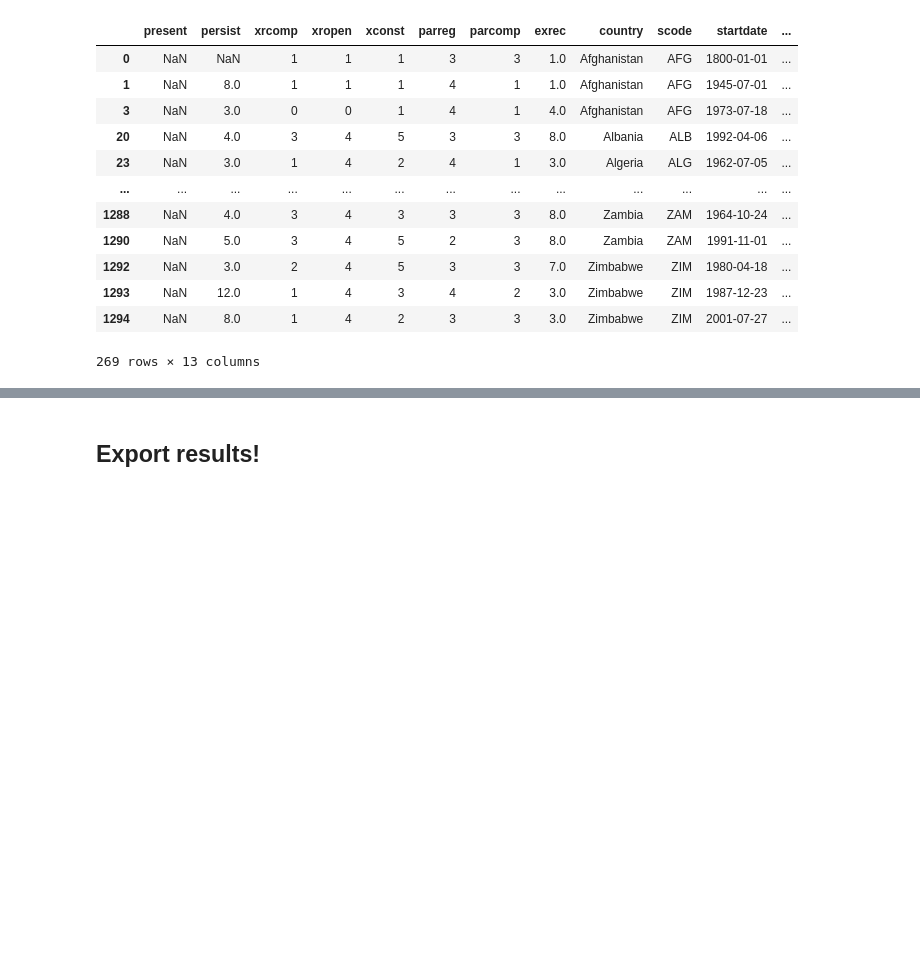
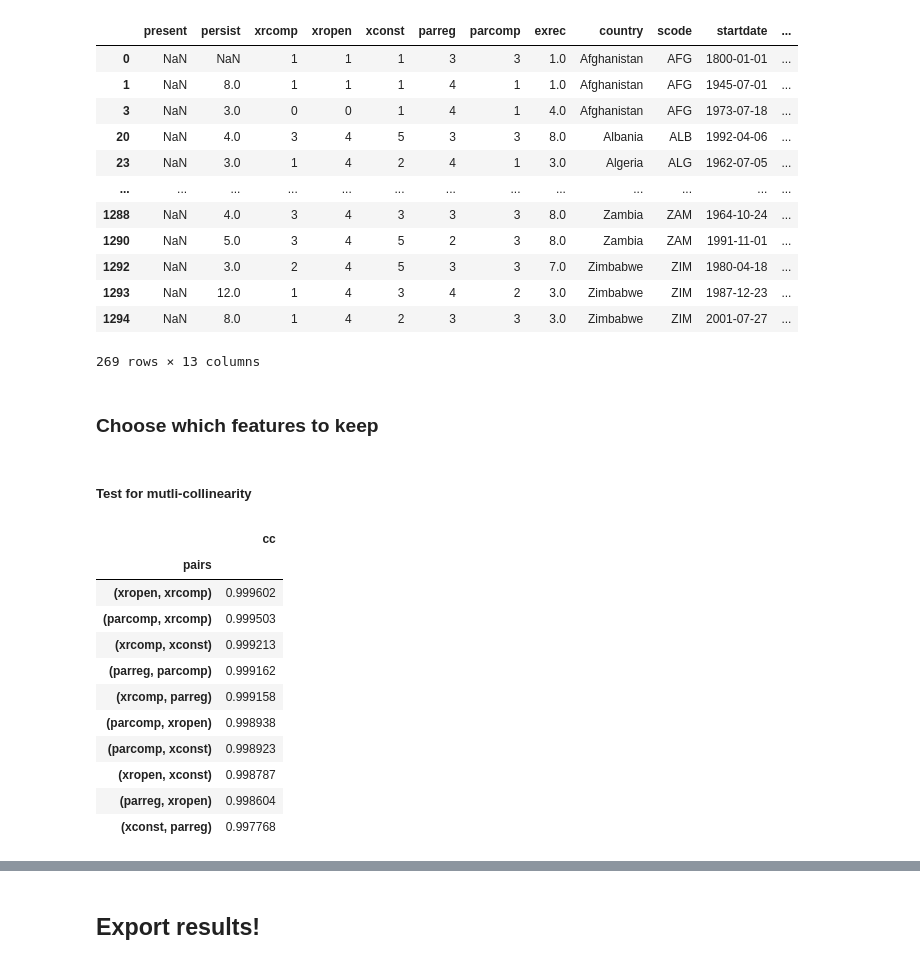
Before and after one commit to sethnlewis/Predicting-Political-Revolutions, a Jupyter notebook: notebooks/cleaning_regime_changes_dataset.ipynb, the cells around one changed output, grey strips where cells are left out. Saved outputs shown, nothing was run; the diff lists cells and outputs as text; code cells hidden in the pictures; blank space fills up the shorter version.

Commit message:
Removing collinear features

```diff
--- a/notebooks/cleaning_regime_changes_dataset.ipynb
+++ b/notebooks/cleaning_regime_changes_dataset.ipynb
@@ -324,3 +324,60 @@ Cases where original enddate != QC'd value:
 | 1293 | NaN | 12.0 | 1 | 4 | 3 | 4 | 2 | 3.0 | Zimbabwe | ZIM | 1987-12-23 | ... |
 | 1294 | NaN | 8.0 | 1 | 4 | 2 | 3 | 3 | 3.0 | Zimbabwe | ZIM | 2001-07-27 | ... |
 269 rows × 13 columns
+# %% [markdown]
+### Choose which features to keep
+# %%
+# Only use columns that are used in final model
+keepers = ['country', 'scode', 'startdate', 'enddate', 'duration_yrs',
+           'parcomp', 'parreg', 'xconst', 'xropen', 'xrcomp']
+df_refined = df[keepers].copy()
+# %% [markdown]
+##### Test for mutli-collinearity
+# %%
+def collinearity_printout(df):
+    '''
+    SOURCE: FLATIRON 19.6 "Multicollinearity of Features - Lab"
+    https://github.com/learn-co-curriculum/dsc-multicollinearity-of-features-lab/tree/master
+
+    FUNCTIONALITY:
+    save absolute value of correlation matrix as a data frame
+    converts all values to absolute value
+    stacks the row:column pairs into a multindex
+    reset the index to set the multindex to seperate columns
+    sort values. 0 is the column automatically generated by the stacking
+    '''
+
+    df_corr=df.corr().abs().stack().reset_index().sort_values(0, ascending=False)
+
+    # zip the variable name columns (Which were only named level_0 and level_1 by default) in a new column named "pairs"
+    df_corr['pairs'] = list(zip(df_corr.level_0, df_corr.level_1))
+
+    # set index to pairs
+    df_corr.set_index(['pairs'], inplace = True)
+
+    #d rop level columns
+    df_corr.drop(columns=['level_1', 'level_0'], inplace = True)
+
+    # rename correlation column as cc rather than 0
+    df_corr.columns = ['cc']
+
+    # drop duplicates. This could be dangerous if you have variables perfectly correlated with variables other than themselves.
+    # for the sake of exercise, kept it in.
+    df_corr.drop_duplicates(inplace=True)
+
+    return df_corr[(df_corr.cc<1.0) & (df_corr.cc>0.5)]
+# %%
+collinearity_printout(df_refined)
+# %% [output]
+|  | cc |
+| pairs |  |
+| (xropen, xrcomp) | 0.999602 |
+| (parcomp, xrcomp) | 0.999503 |
+| (xrcomp, xconst) | 0.999213 |
+| (parreg, parcomp) | 0.999162 |
+| (xrcomp, parreg) | 0.999158 |
+| (parcomp, xropen) | 0.998938 |
+| (parcomp, xconst) | 0.998923 |
+| (xropen, xconst) | 0.998787 |
+| (parreg, xropen) | 0.998604 |
+| (xconst, parreg) | 0.997768 |
```
Also changed, not shown: parts of 6 cells of this notebook, 4 other files.
